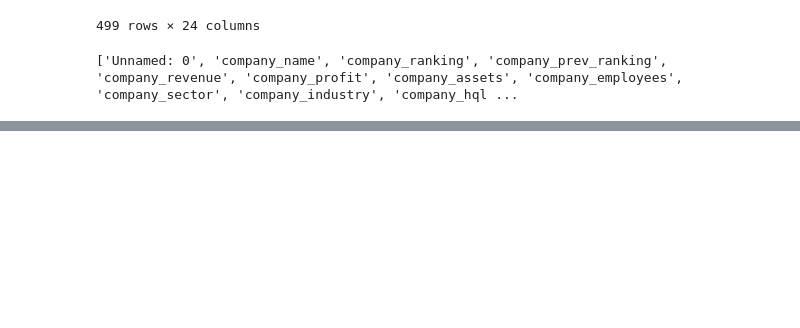
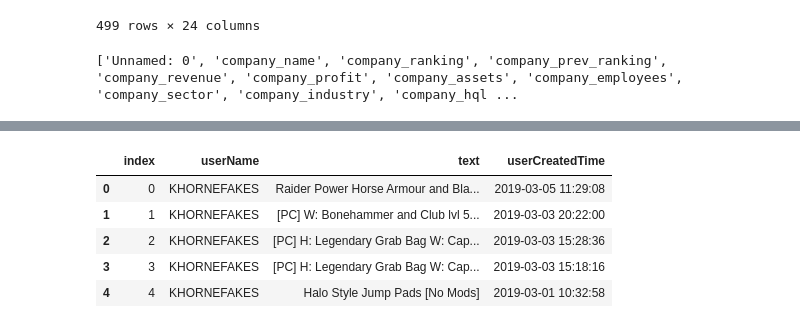
Before and after one commit to adiHusky/Analysis-of-Fortune-500-companies-using-python-libraries-and-a-data-model-, a Jupyter notebook: DMDD_FORTUNE_500_ASSIGNMENT_2.ipynb, the cells around one changed output, grey strips where cells are left out. Drawn from its saved outputs; the diff is of its cells as text; code cells hidden in the pictures; blank space fills up the shorter version.

```diff
--- a/DMDD_FORTUNE_500_ASSIGNMENT_2.ipynb
+++ b/DMDD_FORTUNE_500_ASSIGNMENT_2.ipynb
@@ -316,7 +183,14 @@ users_dataframe.to_csv("users2.csv")
 # %%
 from pandas.io import sql
+import pandas as pd
 import sqlite3
-conn = sqlite3.connect('company_analysis.db')
+conn = sqlite3.connect('FORTUNECOMPANY.db')
+pd.read_sql_query('Drop TABLE Company_Address_Table',conn)
+Company_details_dataframe.to_sql('Company_Details_Table', conn)
+Company_revenue_dataframe.to_sql('Company_Revenue_Table',conn)
+ceo_table.to_sql('Company_CEO_Table', conn)
+address_table.to_sql('Company_Address_Table',conn)
+company_ranking.to_sql('Company_Ranking_Table',conn)
 
-users_dataframe.to_sql('users_table', conn)
+
 c=conn.cursor()
@@ -365,0 +406,12 @@ reddit_dataframe.to_csv("reddit_dataframe.csv")
+# %%
+import pandas as pd
+#pd.read_sql_query("select * from user_post_table_new6 WHERE date(userCreatedTime) BETWEEN date('now') AND date('now', '-1 day')", conn)
+pd.read_sql_query("select * from user_post_table_new6 WHERE julianday('now')-julianday(userCreatedTime)<julianday('now')-(julianday('now')-7) and userName='KHORNEFAKES'",conn)
+#pd.read_sql_query('select date(com_time) from company_twitter_table',conn)
+# %% [output]
+|  | index | userName | text | userCreatedTime |
+| 0 | 0 | KHORNEFAKES | Raider Power Horse Armour and Bla... | 2019-03-05 11:29:08 |
+| 1 | 1 | KHORNEFAKES | [PC] W: Bonehammer and Club lvl 5... | 2019-03-03 20:22:00 |
+| 2 | 2 | KHORNEFAKES | [PC] H: Legendary Grab Bag W: Cap... | 2019-03-03 15:28:36 |
+| 3 | 3 | KHORNEFAKES | [PC] H: Legendary Grab Bag W: Cap... | 2019-03-03 15:18:16 |
+| 4 | 4 | KHORNEFAKES | Halo Style Jump Pads [No Mods] | 2019-03-01 10:32:58 |
```
Also changed, not shown: parts of 38 cells of this notebook, 1 other file.
